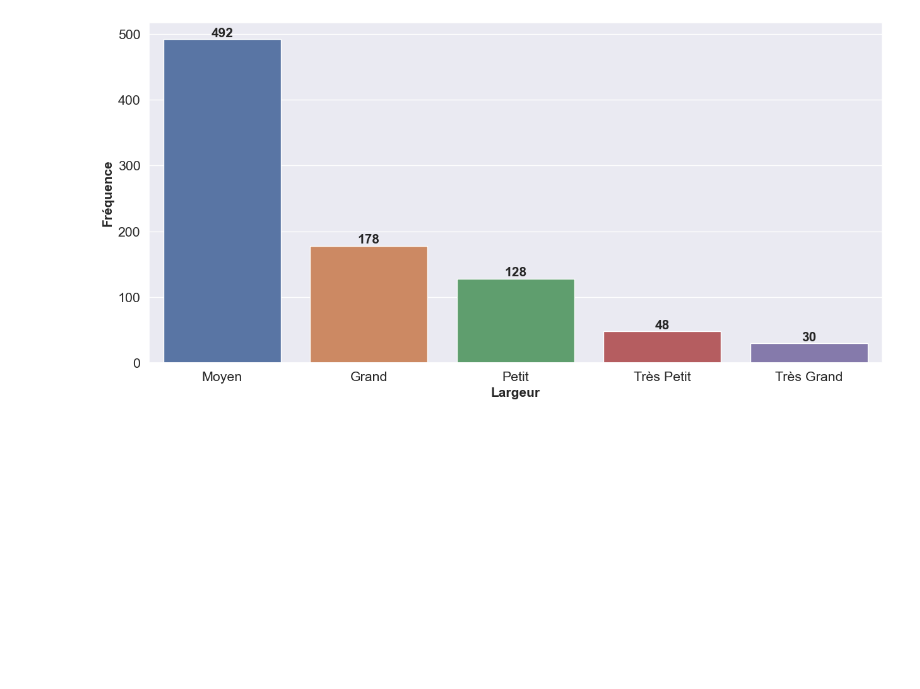
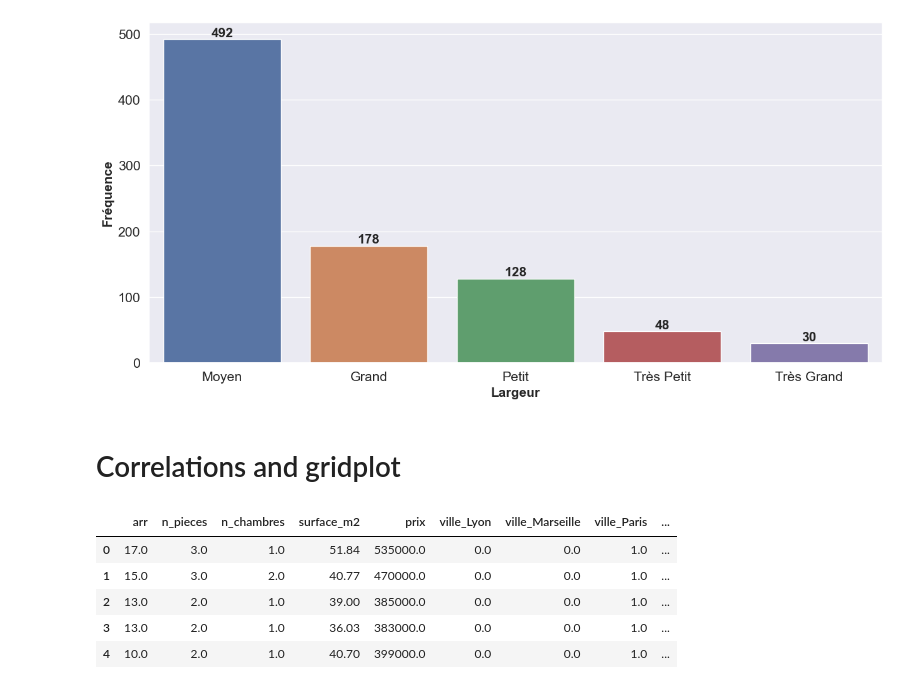
Before and after one commit to NichitaCP/RE, a Jupyter notebook: EDA.ipynb, the cells around one changed output. Cells and saved outputs as stored; diff of their text form; code cells hidden in the pictures; blank space fills up the shorter version.

```diff
--- a/EDA.ipynb
+++ b/EDA.ipynb
@@ -707,3 +707,21 @@ for i in ax.containers:
 plt.show()
 # %% [output]
 [figure]
+# %% [markdown]
+# Correlations and gridplot
+# %%
+df1 = df.copy(deep=True)
+df1 = df1.reset_index()
+df1['arr'] = df1['arr'].astype('float')
+df_dummies = pd.get_dummies(df1[['ville', 'largeur']], dtype=float)
+df_dummies.head()
+df1 = df1.drop(['ville', 'largeur', 'prix_m2'], axis=1)
+df_dummies = pd.concat([df1, df_dummies], axis=1)
+df_dummies.head()
+# %% [output]
+|  | arr | n_pieces | n_chambres | surface_m2 | prix | ville_Lyon | ville_Marseille | ville_Paris | ... |
+| 0 | 17.0 | 3.0 | 1.0 | 51.84 | 535000.0 | 0.0 | 0.0 | 1.0 | ... |
+| 1 | 15.0 | 3.0 | 2.0 | 40.77 | 470000.0 | 0.0 | 0.0 | 1.0 | ... |
+| 2 | 13.0 | 2.0 | 1.0 | 39.00 | 385000.0 | 0.0 | 0.0 | 1.0 | ... |
+| 3 | 13.0 | 2.0 | 1.0 | 36.03 | 383000.0 | 0.0 | 0.0 | 1.0 | ... |
+| 4 | 10.0 | 2.0 | 1.0 | 40.70 | 399000.0 | 0.0 | 0.0 | 1.0 | ... |
```
Also changed, not shown: parts of 3 cells of this notebook.
